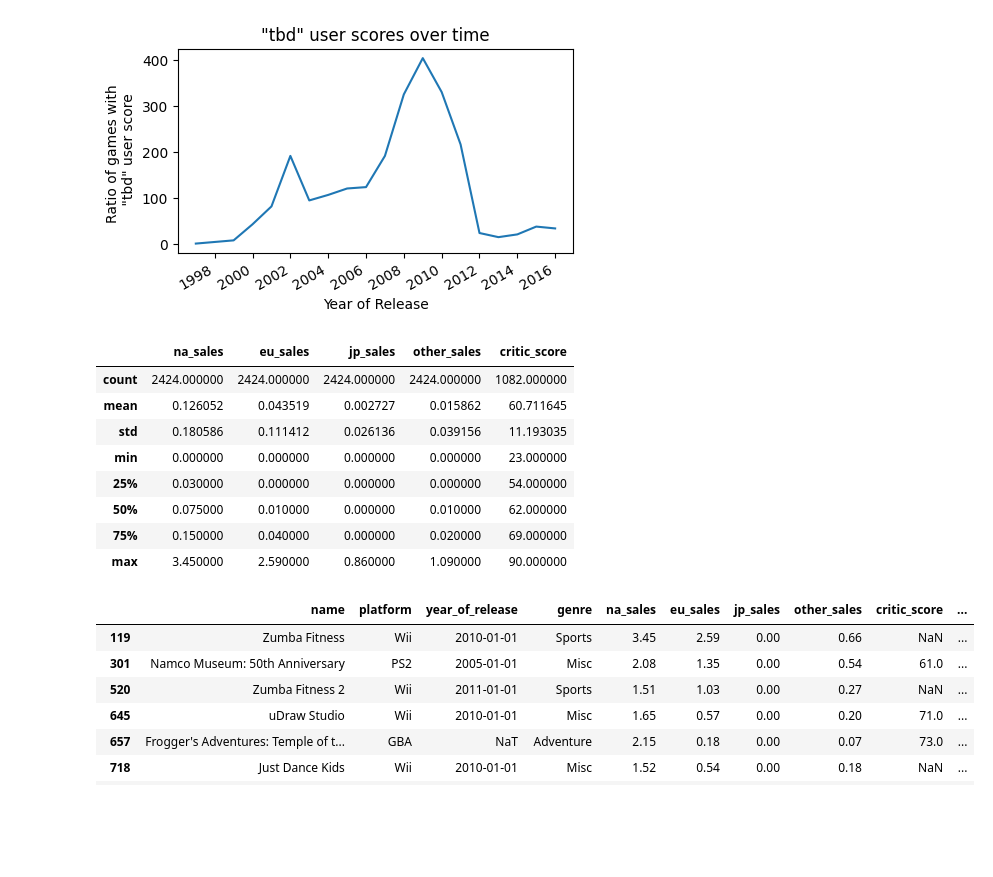
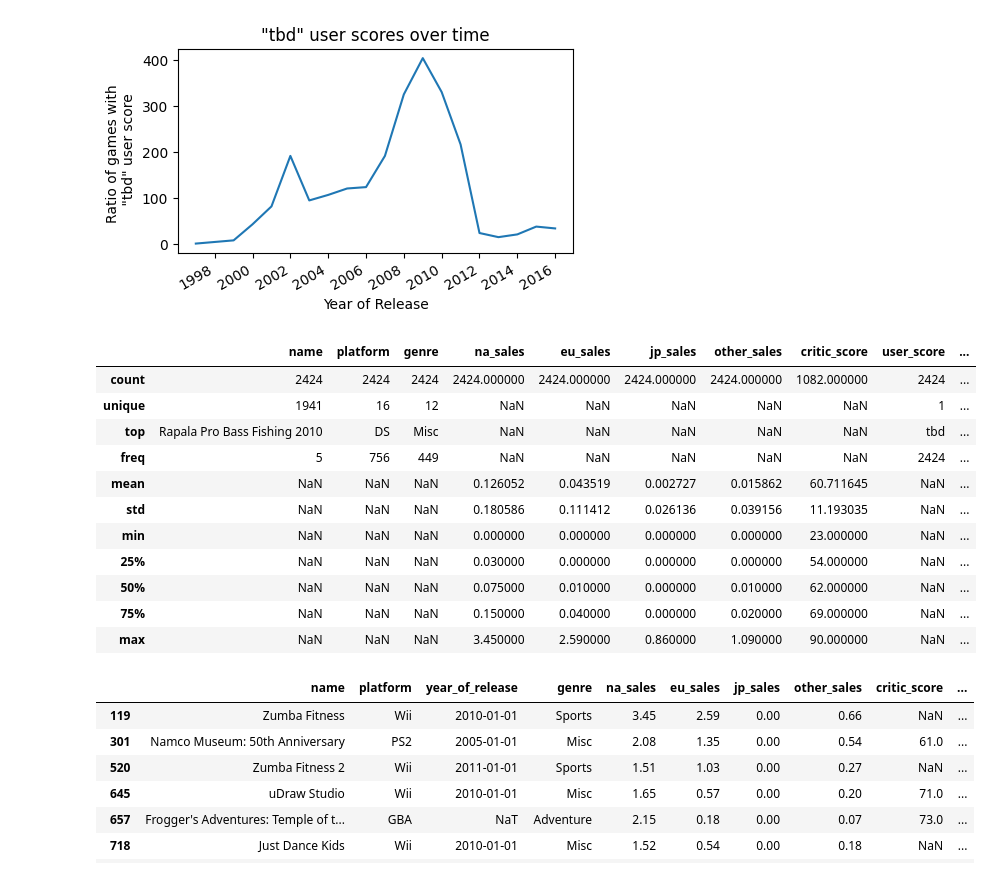
Before and after one commit to Victor-Mier/statistical_analysis, a Jupyter notebook: notebook.ipynb, the cells around one changed output. Saved outputs shown, nothing was run; the diff lists cells and outputs as text; code cells hidden in the pictures; blank space fills up the shorter version.

```diff
--- a/notebook.ipynb
+++ b/notebook.ipynb
@@ -314,17 +314,20 @@ Valores marcados como "tbd" en la columna "user_score": 2424
 [figure]
 # %%
 # Analizamos los valores marcados como "tbd" con respecto a las ventas
-tbd_user_score.describe(exclude=['datetime64[ns]', 'object', 'category'])
+tbd_user_score.describe(exclude=['datetime64[ns]'])
 # %% [output]
-|  | na_sales | eu_sales | jp_sales | other_sales | critic_score |
-| count | 2424.000000 | 2424.000000 | 2424.000000 | 2424.000000 | 1082.000000 |
-| mean | 0.126052 | 0.043519 | 0.002727 | 0.015862 | 60.711645 |
-| std | 0.180586 | 0.111412 | 0.026136 | 0.039156 | 11.193035 |
-| min | 0.000000 | 0.000000 | 0.000000 | 0.000000 | 23.000000 |
-| 25% | 0.030000 | 0.000000 | 0.000000 | 0.000000 | 54.000000 |
-| 50% | 0.075000 | 0.010000 | 0.000000 | 0.010000 | 62.000000 |
-| 75% | 0.150000 | 0.040000 | 0.000000 | 0.020000 | 69.000000 |
-| max | 3.450000 | 2.590000 | 0.860000 | 1.090000 | 90.000000 |
+|  | name | platform | genre | na_sales | eu_sales | jp_sales | other_sales | critic_score | user_score | ... |
+| count | 2424 | 2424 | 2424 | 2424.000000 | 2424.000000 | 2424.000000 | 2424.000000 | 1082.000000 | 2424 | ... |
+| unique | 1941 | 16 | 12 | NaN | NaN | NaN | NaN | NaN | 1 | ... |
+| top | Rapala Pro Bass Fishing 2010 | DS | Misc | NaN | NaN | NaN | NaN | NaN | tbd | ... |
+| freq | 5 | 756 | 449 | NaN | NaN | NaN | NaN | NaN | 2424 | ... |
+| mean | NaN | NaN | NaN | 0.126052 | 0.043519 | 0.002727 | 0.015862 | 60.711645 | NaN | ... |
+| std | NaN | NaN | NaN | 0.180586 | 0.111412 | 0.026136 | 0.039156 | 11.193035 | NaN | ... |
+| min | NaN | NaN | NaN | 0.000000 | 0.000000 | 0.000000 | 0.000000 | 23.000000 | NaN | ... |
+| 25% | NaN | NaN | NaN | 0.030000 | 0.000000 | 0.000000 | 0.000000 | 54.000000 | NaN | ... |
+| 50% | NaN | NaN | NaN | 0.075000 | 0.010000 | 0.000000 | 0.010000 | 62.000000 | NaN | ... |
+| 75% | NaN | NaN | NaN | 0.150000 | 0.040000 | 0.000000 | 0.020000 | 69.000000 | NaN | ... |
+| max | NaN | NaN | NaN | 3.450000 | 2.590000 | 0.860000 | 1.090000 | 90.000000 | NaN | ... |
 # %%
 # Analizamos los juegos que podríamos considerar populares por tener ventas superiores a 1M en alguna región
 pop_games_tbd_user_score = tbd_user_score.query("na_sales >= 1 or eu_sales >=1 or jp_sales >= 1 or other_sales >=1")
```
Also changed, not shown: parts of 23 cells of this notebook.
